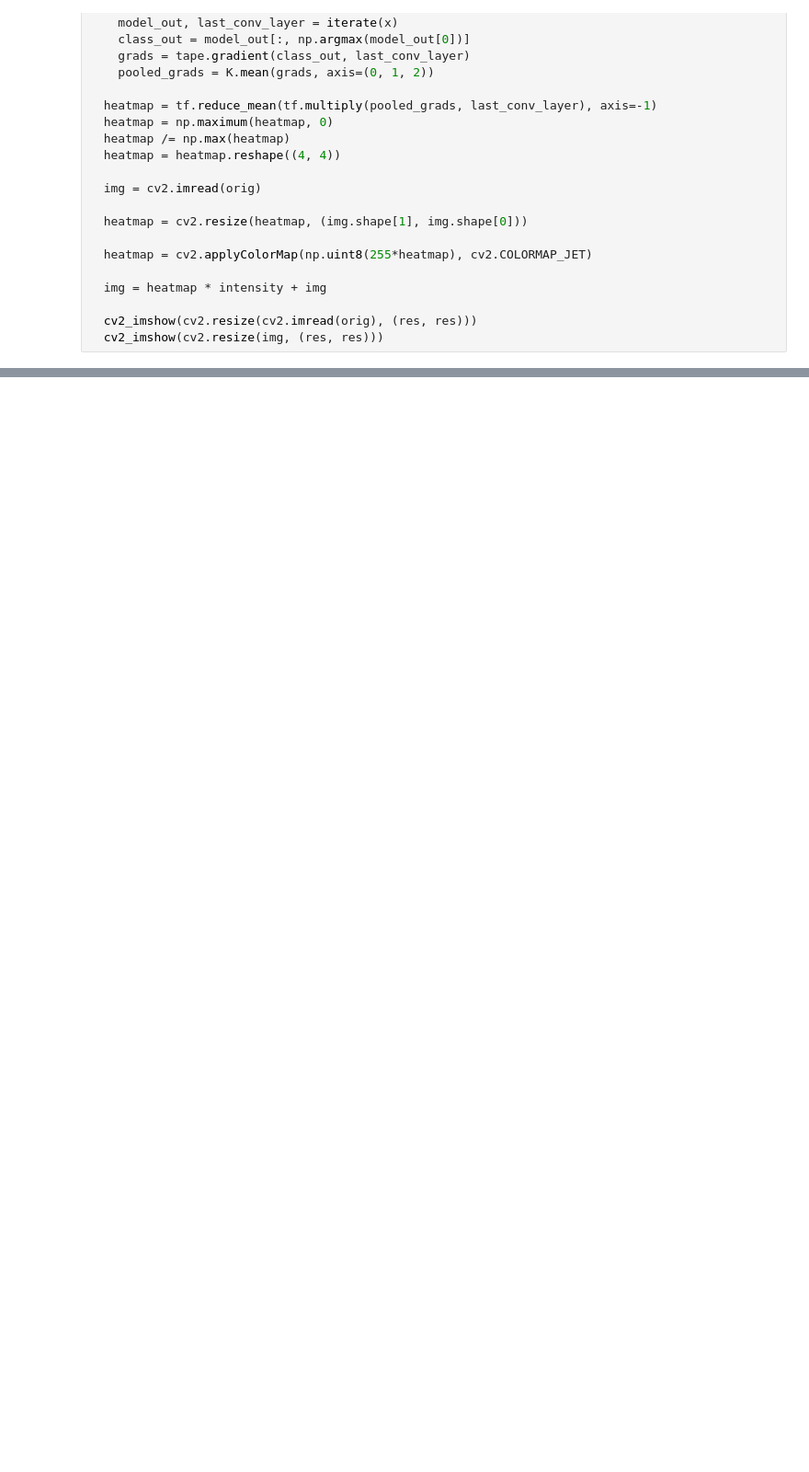
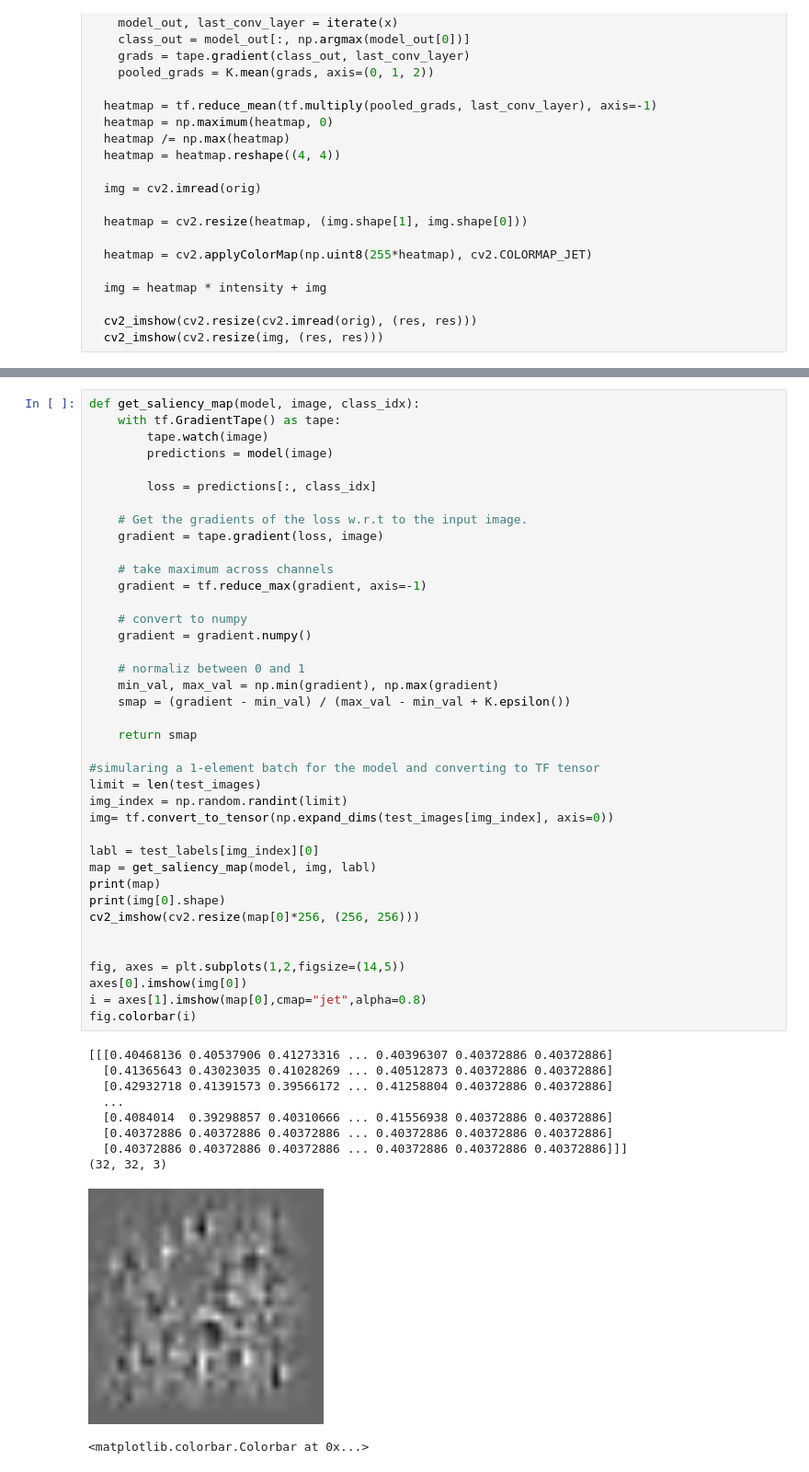
Before and after one commit to ML-Bioinfo-CEITEC/ECCB2021, a Jupyter notebook: notebooks/03_CNN_Demo.ipynb, the cells around one changed output, grey strips where cells are left out. Shown at 92% size. Drawn from its saved outputs; the diff is of its cells as text; blank space fills up the shorter version.

Commit message:
Add saliency map

```diff
--- a/notebooks/03_CNN_Demo.ipynb
+++ b/notebooks/03_CNN_Demo.ipynb
@@ -245,0 +251,50 @@ Predicted label: dog
+# %%
+def get_saliency_map(model, image, class_idx):
+    with tf.GradientTape() as tape:
+        tape.watch(image)
+        predictions = model(image)
+
+        loss = predictions[:, class_idx]
+
+    # Get the gradients of the loss w.r.t to the input image.
+    gradient = tape.gradient(loss, image)
+
+    # take maximum across channels
+    gradient = tf.reduce_max(gradient, axis=-1)
+
+    # convert to numpy
+    gradient = gradient.numpy()
+
+    # normaliz between 0 and 1
+    min_val, max_val = np.min(gradient), np.max(gradient)
+    smap = (gradient - min_val) / (max_val - min_val + K.epsilon())
+
+    return smap
+
+#simularing a 1-element batch for the model and converting to TF tensor
+limit = len(test_images)
+img_index = np.random.randint(limit)
+img= tf.convert_to_tensor(np.expand_dims(test_images[img_index], axis=0))
+
+labl = test_labels[img_index][0]
+map = get_saliency_map(model, img, labl)
+print(map)
+print(img[0].shape)
+cv2_imshow(cv2.resize(map[0]*256, (256, 256)))
+
+
+fig, axes = plt.subplots(1,2,figsize=(14,5))
+axes[0].imshow(img[0])
+i = axes[1].imshow(map[0],cmap="jet",alpha=0.8)
+fig.colorbar(i)
+# %% [output]
+[[[0.40468136 0.40537906 0.41273316 ... 0.40396307 0.40372886 0.40372886]
+  [0.41365643 0.43023035 0.41028269 ... 0.40512873 0.40372886 0.40372886]
+  [0.42932718 0.41391573 0.39566172 ... 0.41258804 0.40372886 0.40372886]
+  ...
+  [0.4084014  0.39298857 0.40310666 ... 0.41556938 0.40372886 0.40372886]
+  [0.40372886 0.40372886 0.40372886 ... 0.40372886 0.40372886 0.40372886]
+  [0.40372886 0.40372886 0.40372886 ... 0.40372886 0.40372886 0.40372886]]]
+(32, 32, 3)
+[figure, added]
+<matplotlib.colorbar.Colorbar at 0x...>
```
Also changed, not shown: parts of 7 cells of this notebook.
